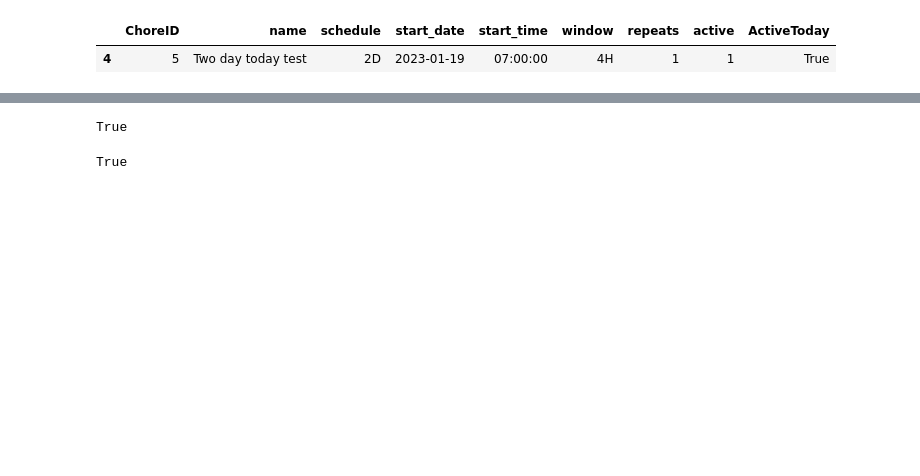
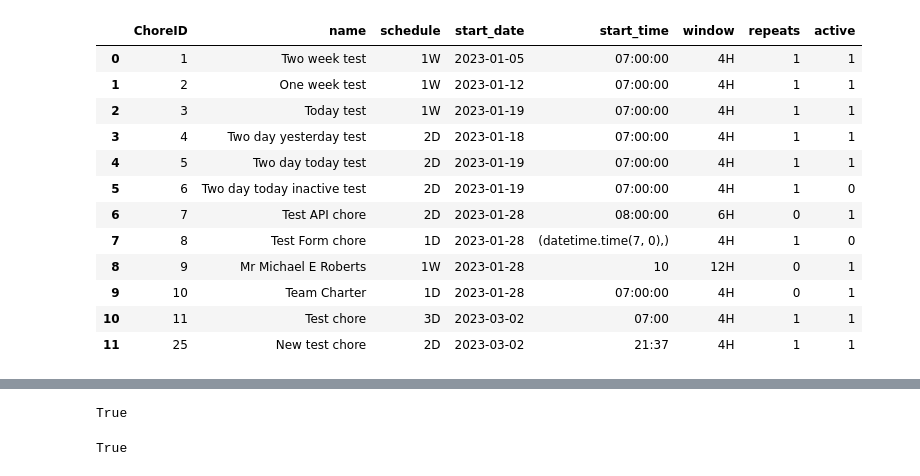
Before and after one commit to gorbynet/ChoreTracker, a Jupyter notebook: api_test.ipynb, the cells around one changed output, grey strips where cells are left out. Cells and saved outputs as stored; diff of their text form; code cells hidden in the pictures; blank space fills up the shorter version.

```diff
--- a/api_test.ipynb
+++ b/api_test.ipynb
@@ -6,7 +6,18 @@ import datetime as dt
 # %%
 from ChoreTracker import utils
 # %%
-utils.get_active_chores()
+utils.get_chores()
 # %% [output]
-|  | ChoreID | name | schedule | start_date | start_time | window | repeats | active | ActiveToday |
-| 4 | 5 | Two day today test | 2D | 2023-01-19 | 07:00:00 | 4H | 1 | 1 | True |
+|  | ChoreID | name | schedule | start_date | start_time | window | repeats | active |
+| 0 | 1 | Two week test | 1W | 2023-01-05 | 07:00:00 | 4H | 1 | 1 |
+| 1 | 2 | One week test | 1W | 2023-01-12 | 07:00:00 | 4H | 1 | 1 |
+| 2 | 3 | Today test | 1W | 2023-01-19 | 07:00:00 | 4H | 1 | 1 |
+| 3 | 4 | Two day yesterday test | 2D | 2023-01-18 | 07:00:00 | 4H | 1 | 1 |
+| 4 | 5 | Two day today test | 2D | 2023-01-19 | 07:00:00 | 4H | 1 | 1 |
+| 5 | 6 | Two day today inactive test | 2D | 2023-01-19 | 07:00:00 | 4H | 1 | 0 |
+| 6 | 7 | Test API chore | 2D | 2023-01-28 | 08:00:00 | 6H | 0 | 1 |
+| 7 | 8 | Test Form chore | 1D | 2023-01-28 | (datetime.time(7, 0),) | 4H | 1 | 0 |
+| 8 | 9 | Mr Michael E Roberts | 1W | 2023-01-28 | 10 | 12H | 0 | 1 |
+| 9 | 10 | Team Charter | 1D | 2023-01-28 | 07:00:00 | 4H | 0 | 1 |
+| 10 | 11 | Test chore | 3D | 2023-03-02 | 07:00 | 4H | 1 | 1 |
+| 11 | 25 | New test chore | 2D | 2023-03-02 | 21:37 | 4H | 1 | 1 |
```
Also changed, not shown: parts of 8 cells of this notebook, 5 other files.
